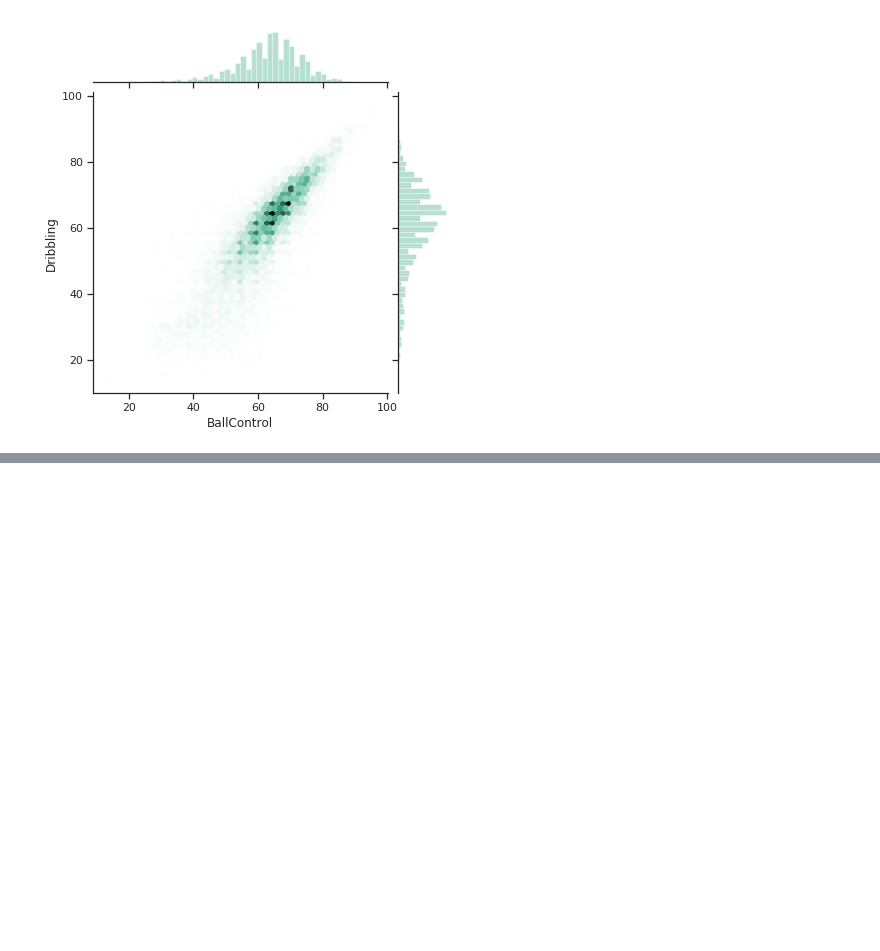
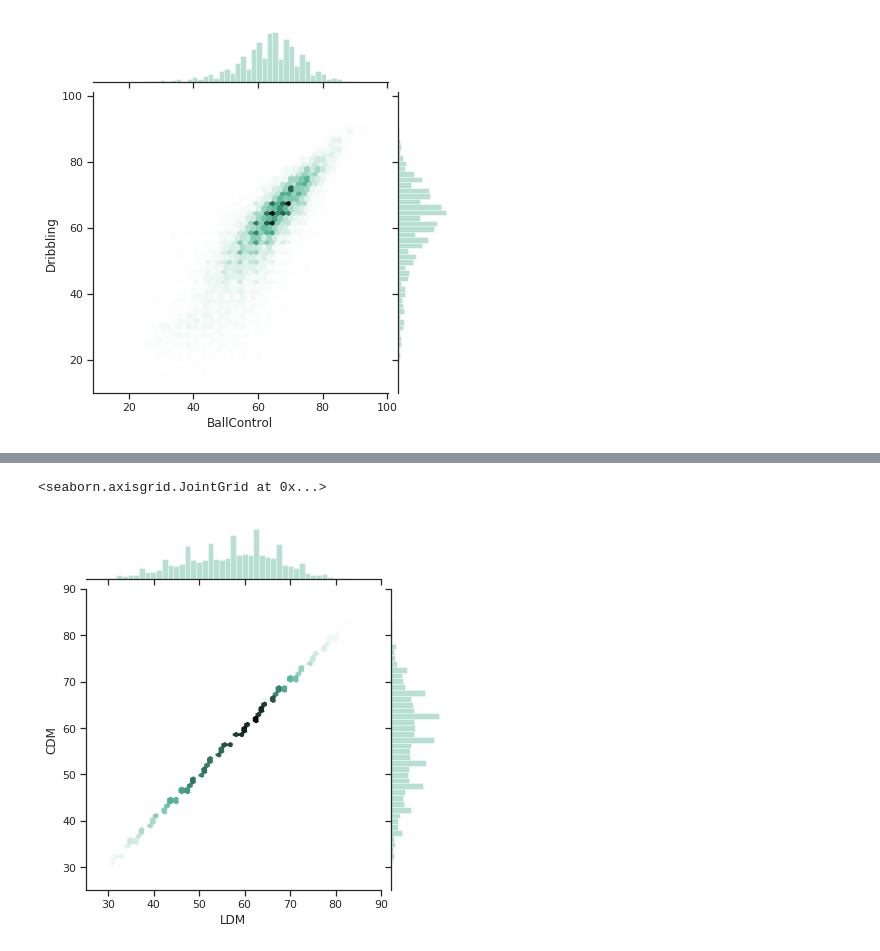
Before and after one commit to anaduu/Moneyball, a Jupyter notebook: data/test1.ipynb, the cells around one changed output, grey strips where cells are left out. Cells and saved outputs as stored; diff of their text form; code cells hidden in the pictures; blank space fills up the shorter version.

```diff
--- a/data/test1.ipynb
+++ b/data/test1.ipynb
@@ -92,0 +106,19 @@ HTTPError: HTTP Error 404: Not Found
+# %%
+DATA_LOCATION = "main_players.csv"
+FIRST_ATTRIBUTE = "LDM"
+SECOND_ATTRIBUTE = "CDM"
+
+datas = pd.read_csv(DATA_LOCATION)
+data1 = datas[[FIRST_ATTRIBUTE, SECOND_ATTRIBUTE]]
+
+sns.set(style="ticks")
+
+rs = np.random.RandomState(11)
+x = datas[FIRST_ATTRIBUTE]
+y = datas[SECOND_ATTRIBUTE]
+
+
+sns.jointplot(x, y, kind="hex", color="#4CB391")
+# %% [output]
+<seaborn.axisgrid.JointGrid at 0x...>
+[figure, added]
```
Also changed, not shown: parts of 9 cells of this notebook.
